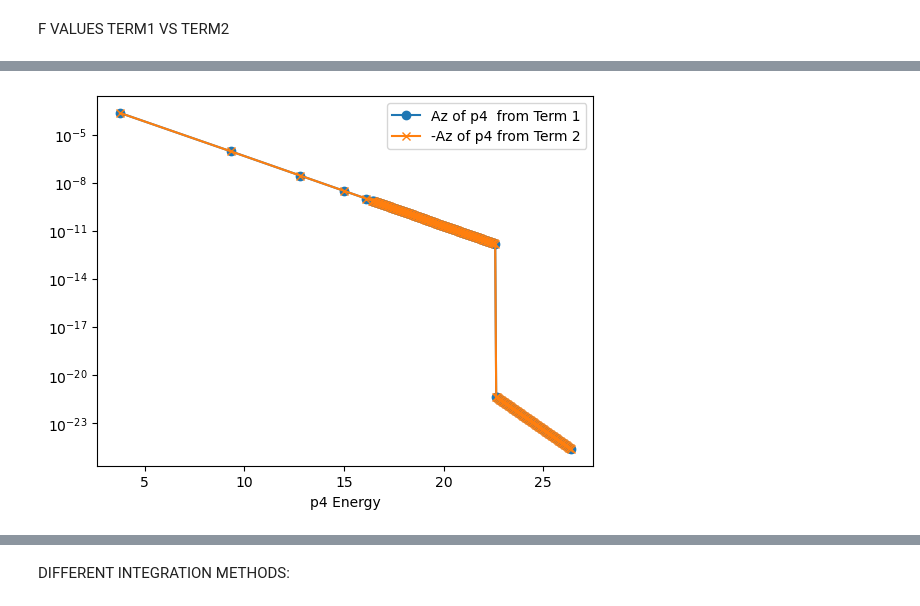
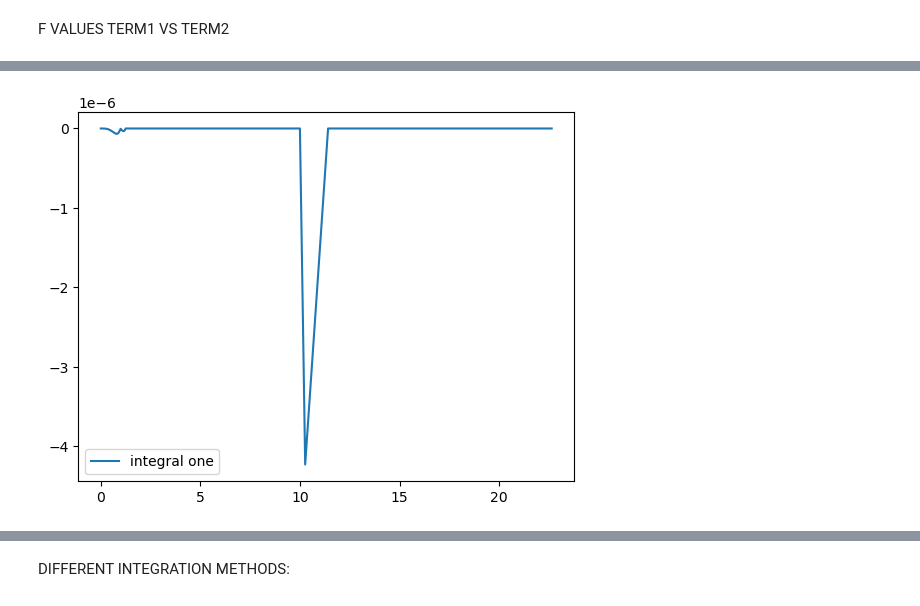
Before and after one commit to nuLABatUSD/QKESolveCPP, a Jupyter notebook: number_density_post.ipynb, the cells around one changed output, grey strips where cells are left out. Cells and saved outputs as stored; diff of their text form; code cells hidden in the pictures.

```diff
--- a/number_density_post.ipynb
+++ b/number_density_post.ipynb
@@ -58,10 +32,0 @@ for i in range(206):
-# %%
-plt.figure()
-plt.xlabel("p4 Energy")
-plt.plot(internalp41array, internalp4vals1array, "o-", label="Az of p4  from Term 1")
-plt.plot(internalp42array, internalp4vals2array, "x-", label="-Az of p4 from Term 2")
-plt.yscale("log")
-plt.legend()
-plt.show()
-# %% [output]
-[figure, removed]
@@ -67,0 +37,2 @@ plt.show()
+# %%
+integral_one_p3vals = [0, 0.05, 0.1, 0.15, 0.2, 0.25, 0.3, 0.35, 0.4, 0.45, 0.5, 0.55, 0.6, 0.65, 0.7, 0.75, 0.8, 0.85, 0.9, 0.95, 1, 1.05, 1.1, 1.15, 1.2, 1.25, 1.3, 1.35, 1.4, 1.45, 1.5, 1.55, 1.6, 1.65, 1.7, 1.75, 1.8, 1.85, 1.9, 1.95, 2, 2.05, 2.1, 2.15, 2.2, 2.25, 2.3, 2.35, 2.4, 2.45, 2.5, 2.55, 2.6, 2.65, 2.7, 2.75, 2.8, 2.85, 2.9, 2.95, 3, 3.05, 3.1, 3.15, 3.2, 3.25, 3.3, 3.35, 3.4, 3.45, 3.5, 3.55, 3.6, 3.65, 3.7, 3.75, 3.8, 3.85, 3.9, 3.95, 4, 4.05, 4.1, 4.15, 4.2, 4.25, 4.3, 4.35, 4.4, 4.45, 4.5, 4.55, 4.6, 4.65, 4.7, 4.75, 4.8, 4.85, 4.9, 4.95, 5, 5.05, 5.1, 5.15, 5.2, 5.25, 5.3, 5.35, 5.4, 5.45, 5.5, 5.55, 5.6, 5.65, 5.7, 5.75, 5.8, 5.85, 5.9, 5.95, 6, 6.05, 6.1, 6.15, 6.2, 6.25, 6.3, 6.35, 6.4, 6.45, 6.5, 6.55, 6.6, 6.65, 6.7, 6.75, 6.8, 6.85, 6.9, 6.95, 7, 7.05, 7.1, 7.15, 7.2, 7.25, 7.3, 7.35, 7.4, 7.45, 7.5, 7.55, 7.6, 7.65, 7.7, 7.75, 7.8, 7.85, 7.9, 7.95, 8, 8.05, 8.1, 8.15, 8.2, 8.25, 8.3, 8.35, 8.4, 8.45, 8.5, 8.55, 8.6, 8.65, 8.7, 8.75, 8.8, 8.85, 8.9, 8.95, 9, 9.05, 9.1, 9.15, 9.2, 9.25, 9.3, 9.35, 9.4, 9.45, 9.5, 9.55, 9.6, 9.65, 9.7, 9.75, 9.8, 9.85, 9.9, 9.95, 10, 10.2636, 11.4134, 13.5964, 17.0858, 22.6408]
@@ -67,0 +45,9 @@ plt.show()
+# %%
+plt.figure()
+plt.plot(integral_one_p3vals, integral_one_iivals, label="integral one")
+#plt.plot(og_integral_p3_vals, og_integral_iivals, label="og integral")
+#plt.plot(integral_two_p3vals[:200], integral_two_iivals[:200], label="integral two")
+plt.legend()
+plt.show()
+# %% [output]
+[figure, added]
```
Also changed, not shown: parts of 22 cells of this notebook, 12 other files.
